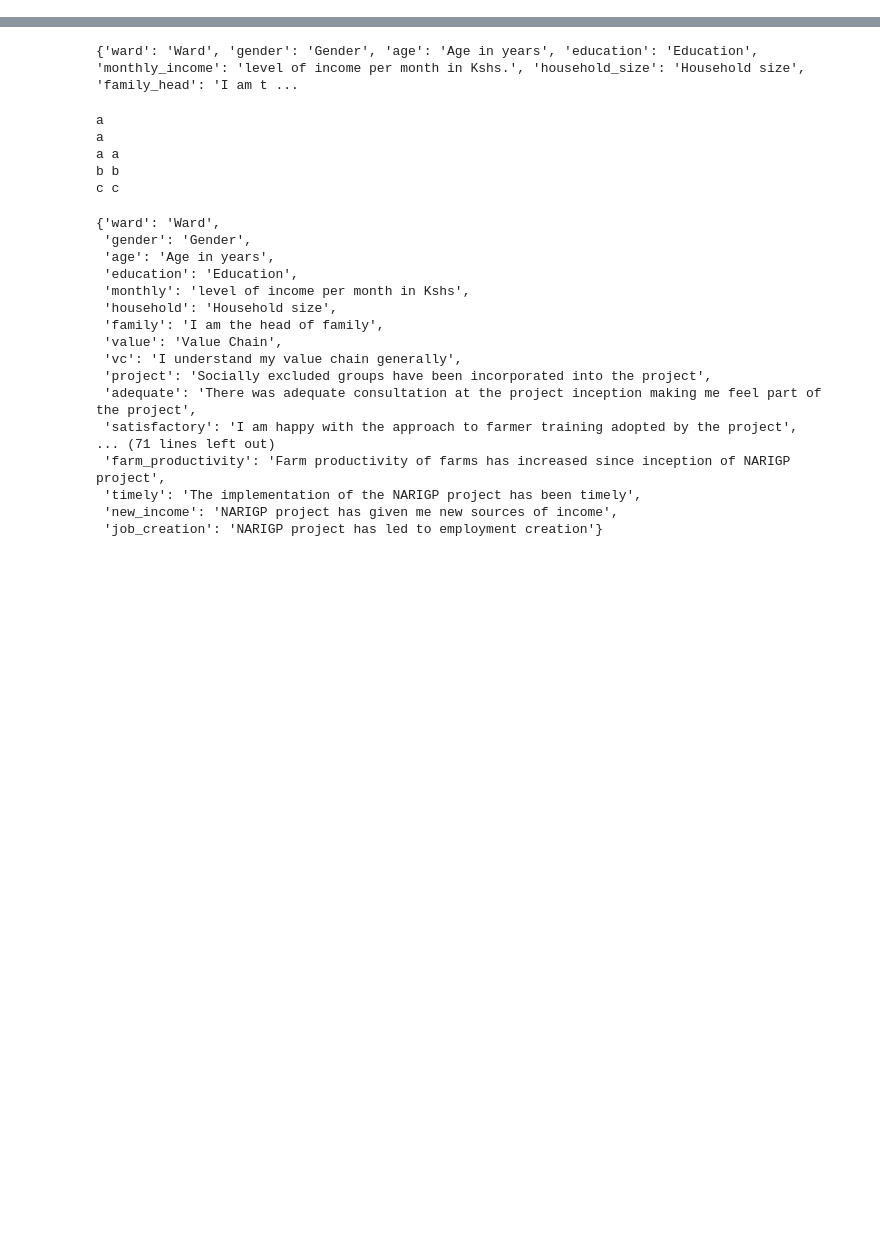
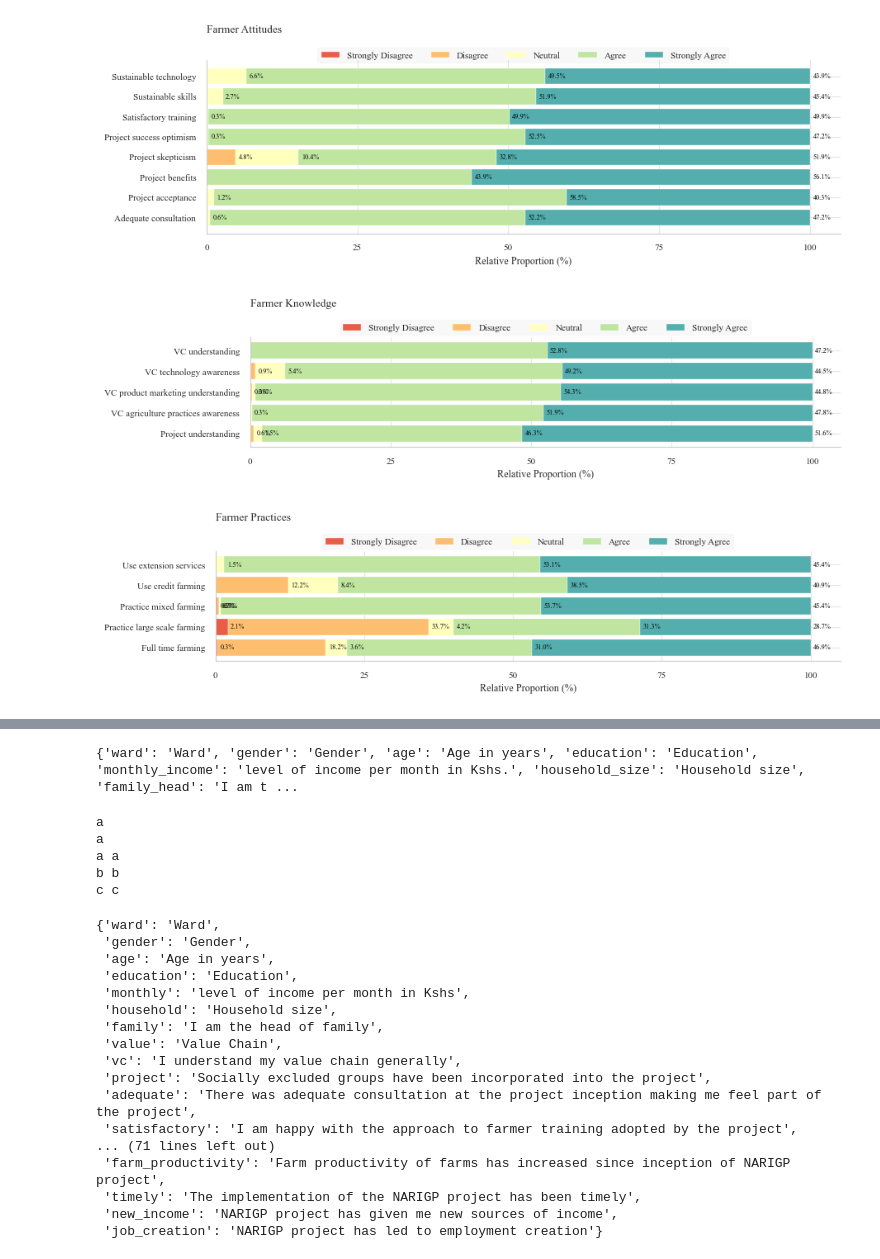
Before and after one commit to StephKisee/narigp-farmer-impact-study, a Jupyter notebook: notebook.ipynb, the cells around one changed output, grey strips where cells are left out. Saved outputs shown, nothing was run; the diff lists cells and outputs as text; code cells hidden in the pictures; blank space fills up the shorter version.

```diff
--- a/notebook.ipynb
+++ b/notebook.ipynb
@@ -3,0 +513,52 @@ from src import *
+# %%
+fig, ax = plt.subplots(figsize=(9, 3))
+
+ax = bar_plot(farmer_attitudes_pivoted, ax)
+
+ax.set_title('Farmer Attitudes', y=1.12, loc='left')
+ax.set_xlabel('Relative Proportion (%)')
+ax.set_ylabel('')
+ax.set_xticks(np.arange(0, 101, 25))
+ax.set_xticklabels(np.arange(0, 101, 25))
+ax.set_xlim(0, 105)
+ax.legend(loc='upper center', ncol=5, bbox_to_anchor=(0.5, 1.1),
+          facecolor='gray', framealpha=0.05)
+
+sns.despine()
+plt.show()
+
+fig, ax = plt.subplots(figsize=(9, 2.25))
+
+ax = bar_plot(farmer_knowledge_pivoted, ax)
+
+ax.set_title('Farmer Knowledge', y=1.22, loc='left')
+ax.set_xlabel('Relative Proportion (%)')
+ax.set_ylabel('')
+ax.set_xticks(np.arange(0, 101, 25))
+ax.set_xticklabels(np.arange(0, 101, 25))
+ax.set_xlim(0, 105)
+ax.legend(loc='upper center', ncol=5, bbox_to_anchor=(0.5, 1.2),
+          facecolor='gray', framealpha=0.05)
+
+sns.despine()
+plt.show()
+
+fig, ax = plt.subplots(figsize=(9, 2.25))
+
+ax = bar_plot(farmer_practices_pivoted, ax)
+
+ax.set_title('Farmer Practices', y=1.22, loc='left')
+ax.set_xlabel('Relative Proportion (%)')
+ax.set_ylabel('')
+ax.set_xticks(np.arange(0, 101, 25))
+ax.set_xticklabels(np.arange(0, 101, 25))
+ax.set_xlim(0, 105)
+ax.legend(loc='upper center', ncol=5, bbox_to_anchor=(0.5, 1.2),
+          facecolor='gray', framealpha=0.05)
+
+sns.despine()
+plt.show()
+# %% [output]
+[figure, added]
+[figure, added]
+[figure, added]
```
Also changed, not shown: parts of 27 cells of this notebook, 3 other files.
